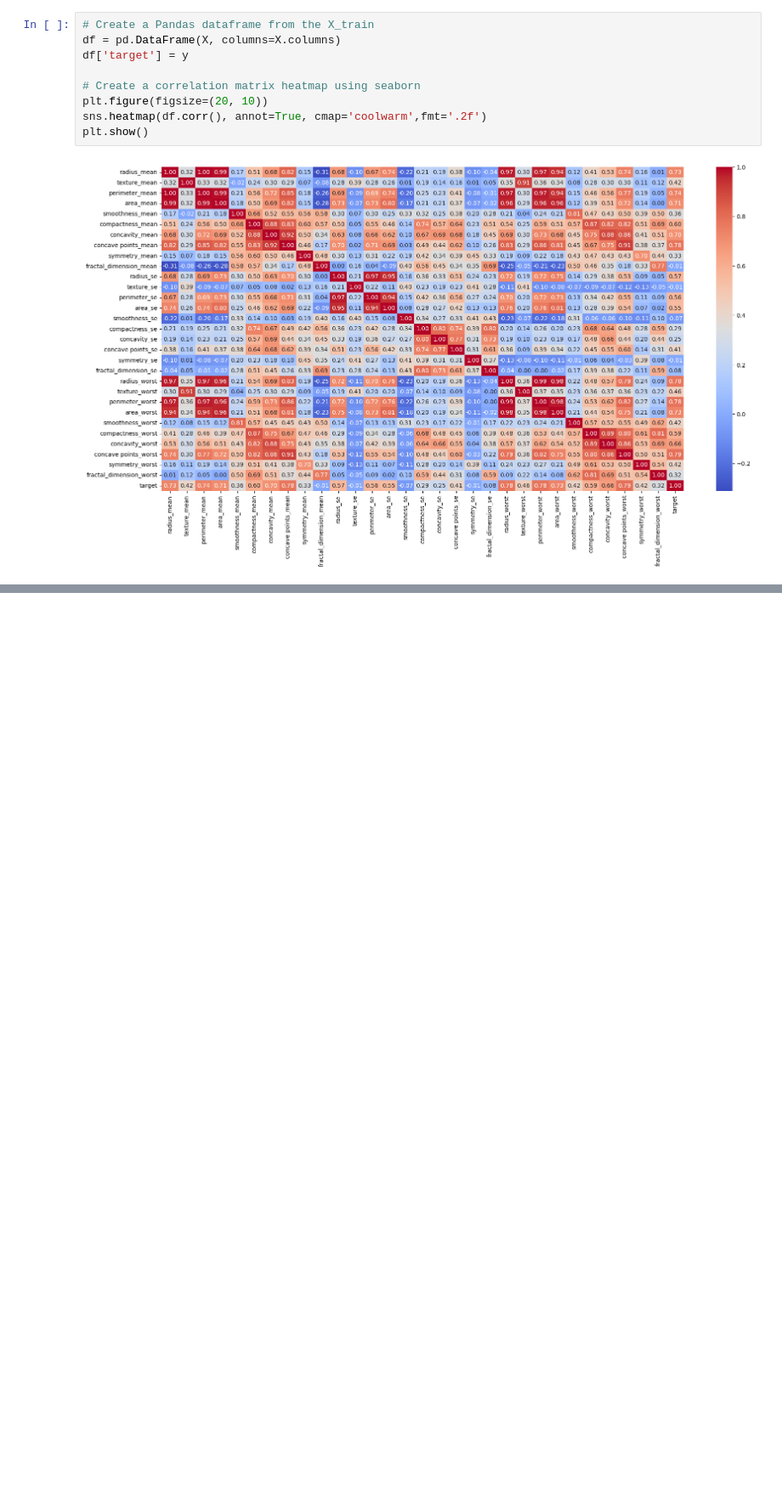
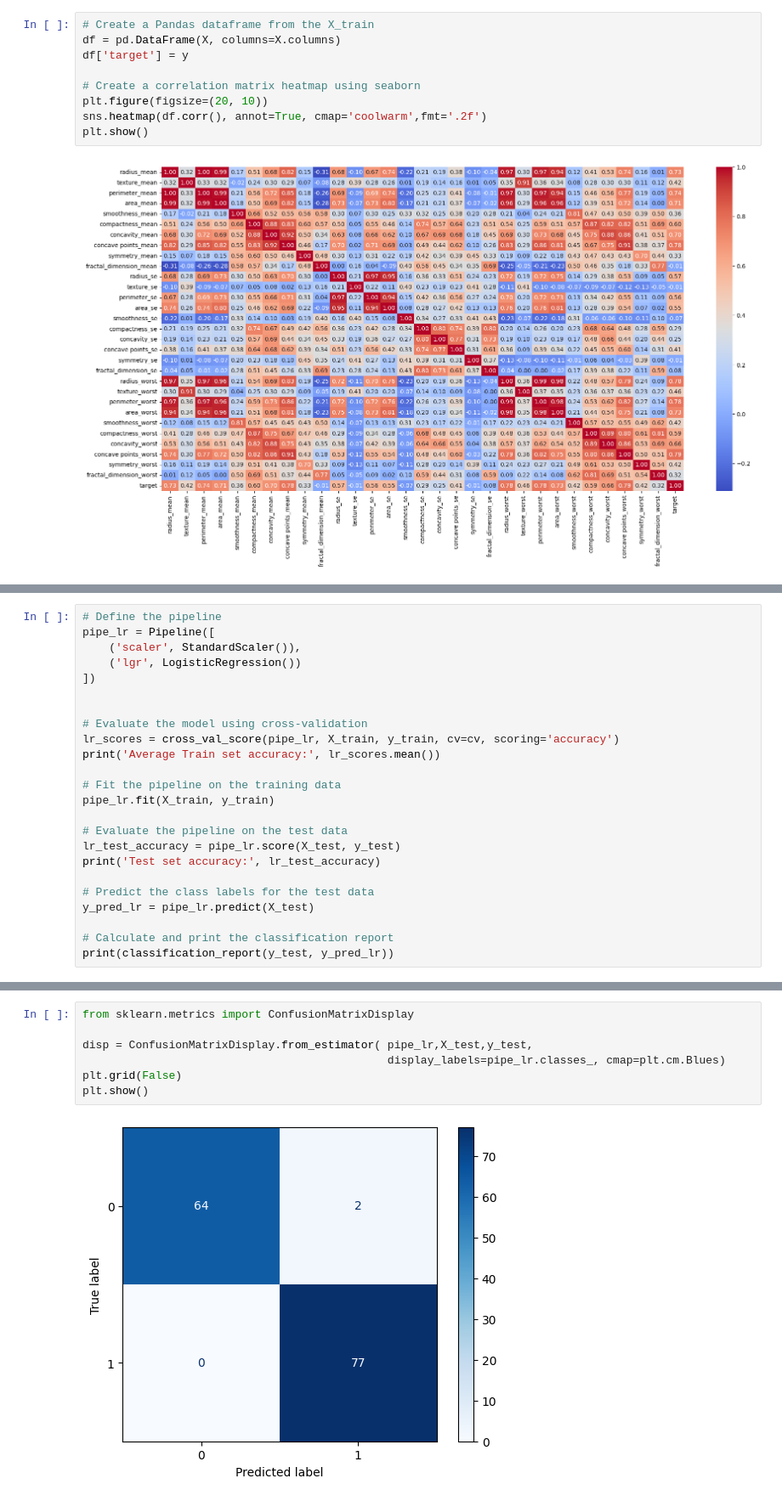
Before and after one commit to joeyyy09/Early-Detection-of-Breast-Cancer-Using-Machine-Learning, a Jupyter notebook: Early_Detection_of_Breast_Cancer_using_Machine_Learning.ipynb, the cells around one changed output, grey strips where cells are left out. Shown at 85% size. Saved outputs shown, nothing was run; the diff lists cells and outputs as text; blank space fills up the shorter version.

```diff
--- a/Early_Detection_of_Breast_Cancer_using_Machine_Learning.ipynb
+++ b/Early_Detection_of_Breast_Cancer_using_Machine_Learning.ipynb
@@ -221,0 +245,24 @@ plt.tight_layout()
+# %%
+# Define the pipeline
+pipe_lr = Pipeline([
+    ('scaler', StandardScaler()),
+    ('lgr', LogisticRegression())
+])
+
+
+# Evaluate the model using cross-validation
+lr_scores = cross_val_score(pipe_lr, X_train, y_train, cv=cv, scoring='accuracy')
+print('Average Train set accuracy:', lr_scores.mean())
+
+# Fit the pipeline on the training data
+pipe_lr.fit(X_train, y_train)
+
+# Evaluate the pipeline on the test data
+lr_test_accuracy = pipe_lr.score(X_test, y_test)
+print('Test set accuracy:', lr_test_accuracy)
+
+# Predict the class labels for the test data
+y_pred_lr = pipe_lr.predict(X_test)
+
+# Calculate and print the classification report
+print(classification_report(y_test, y_pred_lr))
@@ -221,0 +280,9 @@ plt.tight_layout()
+# %%
+from sklearn.metrics import ConfusionMatrixDisplay
+
+disp = ConfusionMatrixDisplay.from_estimator( pipe_lr,X_test,y_test,
+                                              display_labels=pipe_lr.classes_, cmap=plt.cm.Blues)
+plt.grid(False)
+plt.show()
+# %% [output]
+[figure, added]
```
Also changed, not shown: parts of 13 cells of this notebook.
